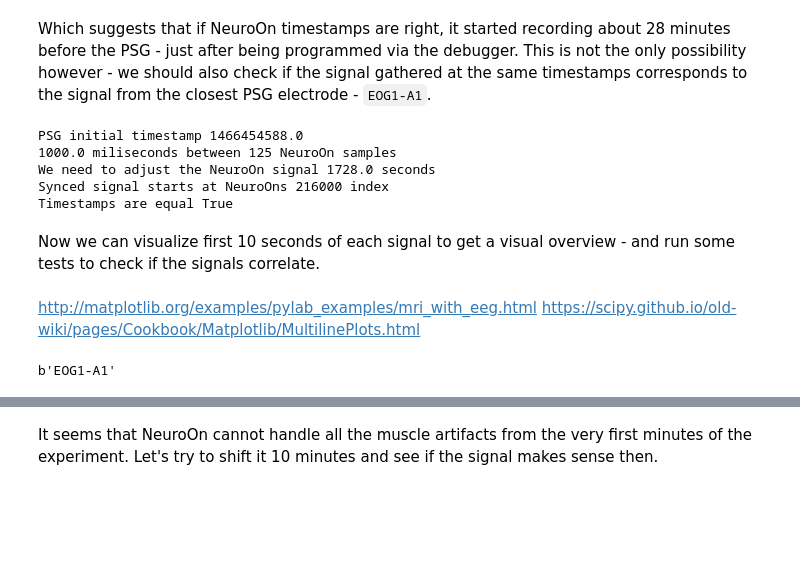
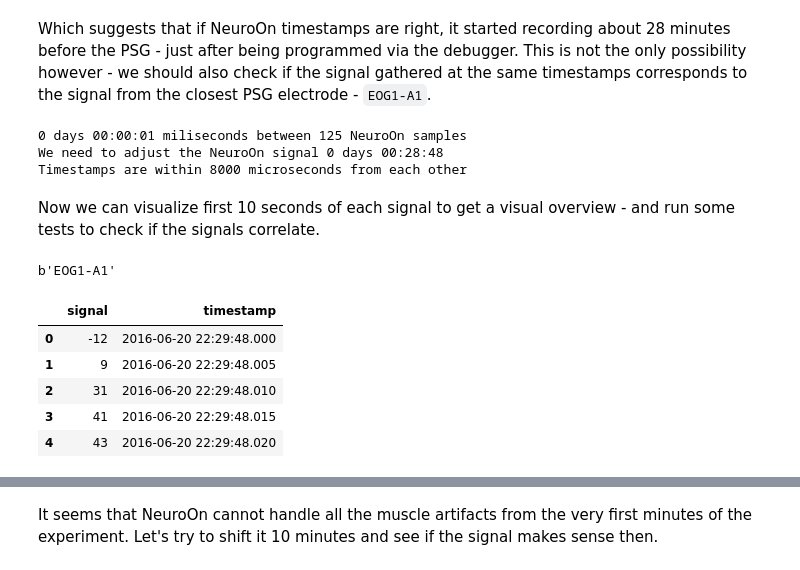
Before and after one commit to pawelngei/neuroon-notebook, a Jupyter notebook: NeuroOn.ipynb, the cells around one changed output, grey strips where cells are left out. Drawn from its saved outputs; the diff is of its cells as text; code cells hidden in the pictures; blank space fills up the shorter version.

```diff
--- a/NeuroOn.ipynb
+++ b/NeuroOn.ipynb
@@ -95,42 +100,48 @@ NeuroOn recording started 2016-06-20 22:01:00
 # %% [markdown]
 Which suggests that if NeuroOn timestamps are right, it started recording about 28 minutes before the PSG - just after being programmed via the debugger. This is not the only possibility however - we should also check if the signal gathered at the same timestamps corresponds to the signal from the closest PSG electrode - `EOG1-A1`.
 # %%
-# Let's begin with finding a NeuroOn timestamp corresponding with the first Aura's timestamp
-print('PSG initial timestamp', psg_start_timestamp)
+# NeuroOn sampling rate was specified to be 125 Hz, but let's check
 
-# NeuroOn sampling rate was specified to be 125 Hz, but let's check
-miliseconds_between_125_samples = neuroon_signal[125][0] - neuroon_signal[0][0]
+miliseconds_between_125_samples = neuroon_signal['timestamp'][125] - neuroon_signal['timestamp'][0]
 print(miliseconds_between_125_samples, 'miliseconds between 125 NeuroOn samples')
 
 NEUROON_SAMPLE_RATE = 125
 
-# TODO: Refactor everything using miliseconds to make sure about the precision level
+seconds_between_startdates = psg_start - neuroon_start
+print('We need to adjust the NeuroOn signal', seconds_between_startdates)
 
-seconds_between_startdates = psg_start_timestamp - neuroon_start_timestamp
-print('We need to adjust the NeuroOn signal', seconds_between_startdates, 'seconds')
+no_shifted_signal = neuroon_signal[neuroon_signal['timestamp'] > psg_start]
+no_shifted_signal = no_shifted_signal.reset_index(drop=True)
 
-neuroon_sync_index = int(NEUROON_SAMPLE_RATE * seconds_between_startdates)
-no_shifted_signal = neuroon_signal[neuroon_sync_index:]
-print('Synced signal starts at NeuroOns', neuroon_sync_index, 'index')
+time_difference_us = (no_shifted_signal['timestamp'][0] - psg_start).microseconds
 
-print('Timestamps are equal', no_shifted_signal[0][0]/1000 == psg_start_timestamp)
+print('Timestamps are within', time_difference_us, 'microseconds from each other')
 # %% [output]
-PSG initial timestamp 1466454588.0
-1000.0 miliseconds between 125 NeuroOn samples
-We need to adjust the NeuroOn signal 1728.0 seconds
-Synced signal starts at NeuroOns 216000 index
-Timestamps are equal True
+0 days 00:00:01 miliseconds between 125 NeuroOn samples
+We need to adjust the NeuroOn signal 0 days 00:28:48
+Timestamps are within 8000 microseconds from each other
 # %% [markdown]
 Now we can visualize first 10 seconds of each signal to get a visual overview - and run some tests to check if the signals correlate.
-# %% [markdown]
-http://matplotlib.org/examples/pylab_examples/mri_with_eeg.html
-https://scipy.github.io/old-wiki/pages/Cookbook/Matplotlib/MultilinePlots.html
 # %%
 # let's get EOG1-A1 signal
+# edf_file.getPhysicalDimension(0) # uV - microVolts
+#
+
+PSG_SAMPLE_RATE = edf_file.getSampleFrequency(0)
 
 print(edf_file.getLabel(0))
-psg_signal = edf_file.readSignal(0)
+psg_signal = pd.DataFrame(edf_file.readSignal(0), columns=['signal'])
+psg_signal['timestamp'] = [
+    psg_start + timedelta(milliseconds=(i * (1000/PSG_SAMPLE_RATE)))
+    for i in np.arange(len(psg_signal))
+]
 
-PSG_SAMPLE_RATE = 200
+psg_signal[:5]
 # %% [output]
 b'EOG1-A1'
+|  | signal | timestamp |
+| 0 | -12 | 2016-06-20 22:29:48.000 |
+| 1 | 9 | 2016-06-20 22:29:48.005 |
+| 2 | 31 | 2016-06-20 22:29:48.010 |
+| 3 | 41 | 2016-06-20 22:29:48.015 |
+| 4 | 43 | 2016-06-20 22:29:48.020 |
```
Also changed, not shown: parts of 12 cells of this notebook.
